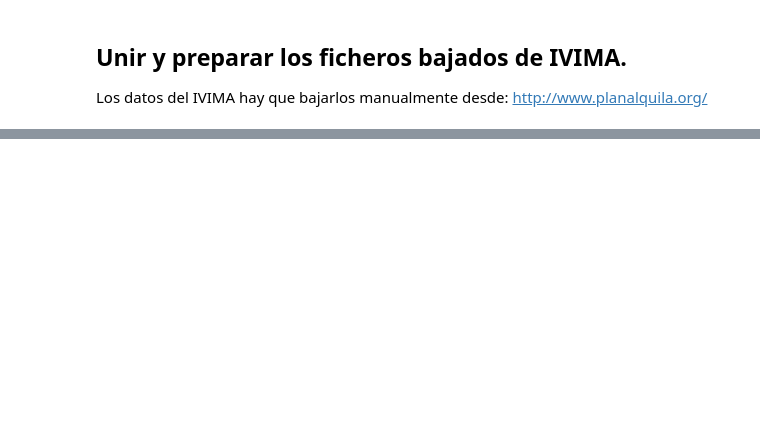
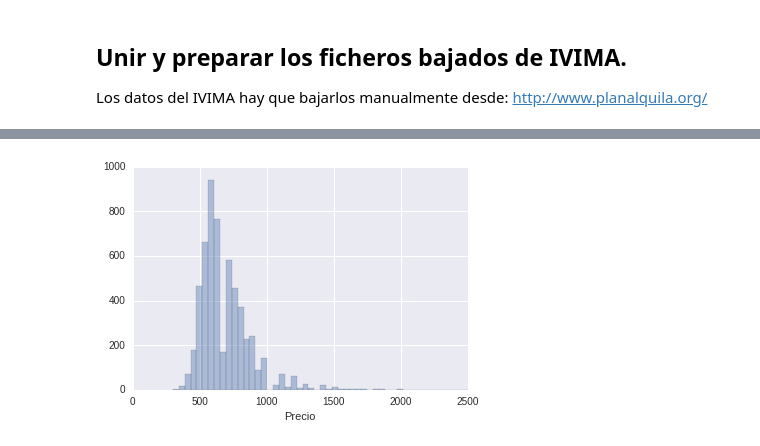
Before and after one commit to manuelmaestre/Proyecto_MDS, a Jupyter notebook: code/raw/02_Procesar_datos_IVIMA.ipynb, the cells around one changed output, grey strips where cells are left out. Saved outputs shown, nothing was run; the diff lists cells and outputs as text; code cells hidden in the pictures; blank space fills up the shorter version.

```diff
--- a/code/raw/02_Procesar_datos_IVIMA.ipynb
+++ b/code/raw/02_Procesar_datos_IVIMA.ipynb
@@ -80,0 +117,5 @@ Name: €metro, dtype: int64
+# %%
+sns.distplot(rawdata['Precio'], kde=False)
+plt.show()
+# %% [output]
+[figure, added]
```
Also changed, not shown: parts of 23 cells of this notebook.
